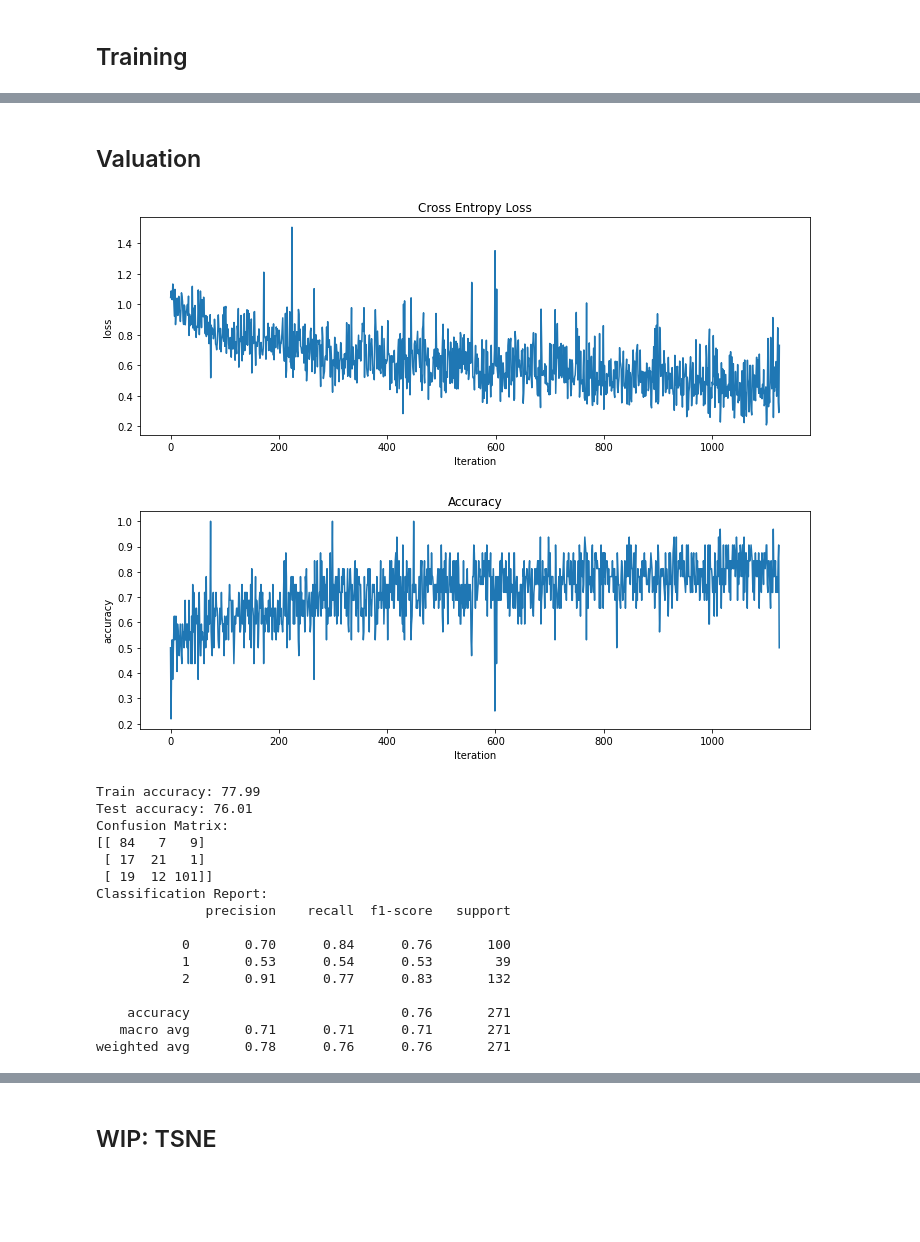
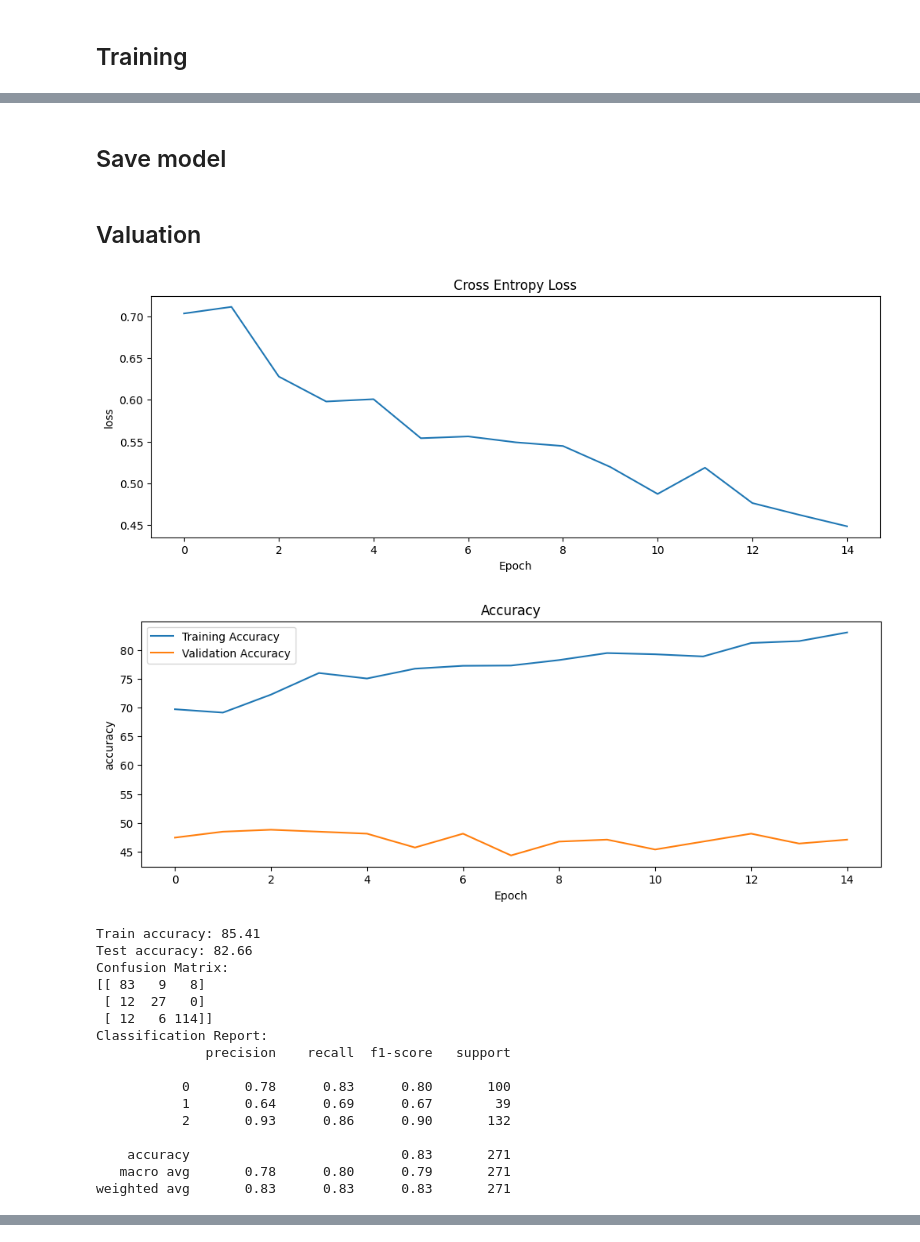
Before and after one commit to yan-ren/COMP6721_Winter2023_GroupK, a Jupyter notebook: resnet/comp6721_project_ResNet_3.ipynb, the cells around one changed output, grey strips where cells are left out. Drawn from its saved outputs; the diff is of its cells as text; code cells hidden in the pictures; blank space fills up the shorter version.

```diff
--- a/resnet/comp6721_project_ResNet_3.ipynb
+++ b/resnet/comp6721_project_ResNet_3.ipynb
@@ -20,19 +25,31 @@ import torchvision.models as models
 import torchvision.transforms as transforms
 import torchvision.datasets as datasets
 
+# Other constants
+model_save_name = 'resnet_3_categories_model.pth'
+statistic_save_name = 'resnet_3_categories_statistic.pkl'
+statistic_path = F"/content/drive/My Drive/comp6721-project/{statistic_save_name}"
+model_path = F"/content/drive/My Drive/comp6721-project/{model_save_name}"
 
-ROOT_PATH = './drive/MyDrive/comp6721-project/datasets/dataset-3/'
+ROOT_PATH = '/content/drive/MyDrive/comp6721-project/datasets/dataset-3/'
 training_path = f'{ROOT_PATH}/train'
 validation_path = f'{ROOT_PATH}/val'
 evaluation_path = f'{ROOT_PATH}/test'
 
-device = torch.device("cuda" if torch.cuda.is_available() else "cpu")
+# Model training constants
 batch_size = 32
+num_epochs = 15
+
+# Loss function & optimizer constants
+lr = 0.001
+
+# Image constants
 image_size = 256
 mean = [0.554, 0.450, 0.343]
 std = [0.231, 0.241, 0.241]
 num_classes = 3
 
+# Transform
 main_transform = transforms.Compose([
     transforms.Resize((image_size, image_size)),
     transforms.ToTensor(),
@@ -50,6 +67,7 @@ aug_transform = transforms.Compose([
 ])
 
 # Model
+device = torch.device("cuda" if torch.cuda.is_available() else "cpu")
 model = models.resnet18(pretrained=False)
 in_features = int(model.fc.in_features)
 model.fc = nn.Linear(in_features, num_classes, device)
@@ -57,15 +75,16 @@ model = model.to(device)
 
 # Loss function & optimizer
 criterion = nn.CrossEntropyLoss()
-optimizer = optim.SGD(model.parameters(), lr=0.001, momentum=0.9)
-lr_scheduler = optim.lr_scheduler.StepLR(optimizer,step_size=5, gamma=0.1)
+optimizer = optim.Adam(model.parameters(), lr=lr)
 
 # Dataset
 train_dataset = datasets.ImageFolder(training_path, transform=aug_transform)
 evaluation_dataset = datasets.ImageFolder(evaluation_path, transform=main_transform)
+validation_dataset = datasets.ImageFolder(validation_path, transform=main_transform)
 
 train_dataloader = DataLoader(train_dataset, batch_size = batch_size, shuffle=True, num_workers=2)
 evaluation_dataloader = DataLoader(evaluation_dataset, batch_size = batch_size, shuffle=False, num_workers=2)
+validation_dataloader = DataLoader(validation_dataset, batch_size = batch_size, shuffle=False, num_workers=2)
 
 # Image samples
 images, targets = next(iter(train_dataloader))
@@ -140,0 +187,2 @@ Wall time: 10min 21s
+# %% [markdown]
+## Save model
@@ -142,69 +207,74 @@ Wall time: 10min 21s
 ## Valuation
 # %%
 import matplotlib.pyplot as plt
-from sklearn.metrics import confusion_matrix, classification_report
+from sklearn.metrics import confusion_matrix, classification_report, ConfusionMatrixDisplay
 
 
 plt.figure(figsize=(12, 4))
-plt.plot(losses)
-plt.xlabel('Iteration')
+plt.plot(loss)
+plt.xlabel('Epoch')
 plt.ylabel('loss')
 plt.title('Cross Entropy Loss')
 plt.show()
 
 plt.figure(figsize=(12, 4))
-plt.plot(accuracy)
-plt.xlabel('Iteration')
+plt.plot(accuracy, label="Training Accuracy")
+plt.plot(valid_accuracy, label="Validation Accuracy")
+plt.xlabel('Epoch')
 plt.ylabel('accuracy')
 plt.title('Accuracy')
+plt.legend()
 plt.show()
 
 
 def evaluate_model(title, model, dataloader, device):
     model.eval()  # for batch normalization layers
     corrects = 0
     y_true = []
     y_pred = []
 
     with torch.no_grad():
         for inputs, targets in dataloader:
             inputs, targets = inputs.to(device), targets.to(device)
             outputs = model(inputs)
             _, preds = torch.max(outputs, 1)
             corrects += (preds == targets.data).sum()
             y_true.extend(targets.tolist())
             y_pred.extend(preds.tolist())
 
     print('{title} accuracy: {:.2f}'.format(100. * corrects / len(dataloader.dataset), title=title))
     if title.lower() == "test":
         # Compute the confusion matrix
         cm = confusion_matrix(y_true, y_pred)
         # Compute the precision, recall, and F1 score
         report = classification_report(y_true, y_pred)
         print('Confusion Matrix:')
         print(cm)
         print('Classification Report:')
         print(report)
+        fig, ax = plt.subplots(figsize=(7, 7))
+        ConfusionMatrixDisplay(cm).plot(ax=ax,cmap='Blues', xticks_rotation='vertical', values_format='d')
+        plt.show()
 
 
 evaluate_model("Train", model, train_dataloader, device)
 evaluate_model("Test", model, evaluation_dataloader, device)
 # %% [output]
-[figure, old version]
+[figure, new version]
-[figure, old version]
+[figure, new version]
-Train accuracy: 77.99
-Test accuracy: 76.01
+Train accuracy: 85.41
+Test accuracy: 82.66
 Confusion Matrix:
-[[ 84   7   9]
- [ 17  21   1]
- [ 19  12 101]]
+[[ 83   9   8]
+ [ 12  27   0]
+ [ 12   6 114]]
 Classification Report:
               precision    recall  f1-score   support
 
-           0       0.70      0.84      0.76       100
-           1       0.53      0.54      0.53        39
-           2       0.91      0.77      0.83       132
+           0       0.78      0.83      0.80       100
+           1       0.64      0.69      0.67        39
+           2       0.93      0.86      0.90       132
 
-    accuracy                           0.76       271
-   macro avg       0.71      0.71      0.71       271
-weighted avg       0.78      0.76      0.76       271
+    accuracy                           0.83       271
+   macro avg       0.78      0.80      0.79       271
+weighted avg       0.83      0.83      0.83       271
@@ -211,2 +281,0 @@ weighted avg       0.78      0.76      0.76       271
-# %% [markdown]
-## WIP: TSNE
```
Also changed, not shown: parts of 13 cells of this notebook.
